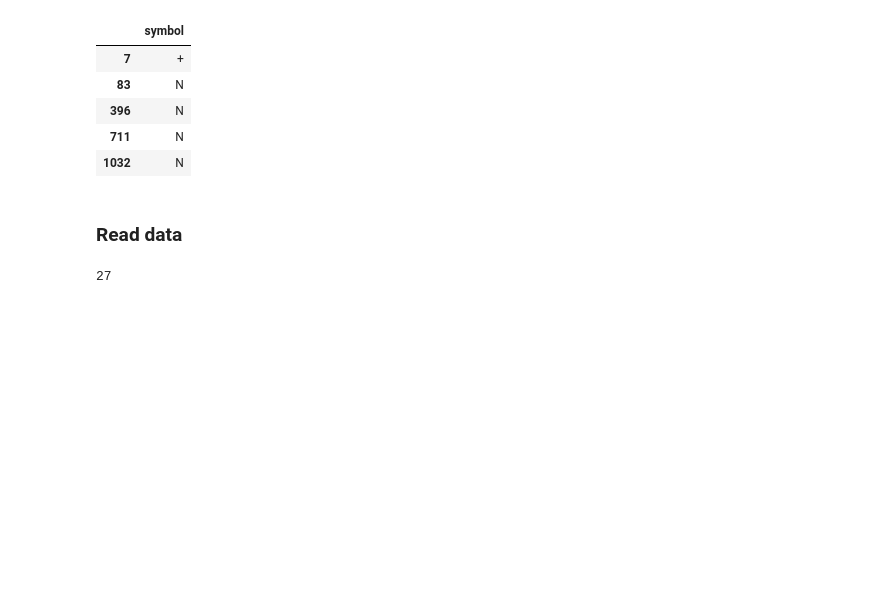
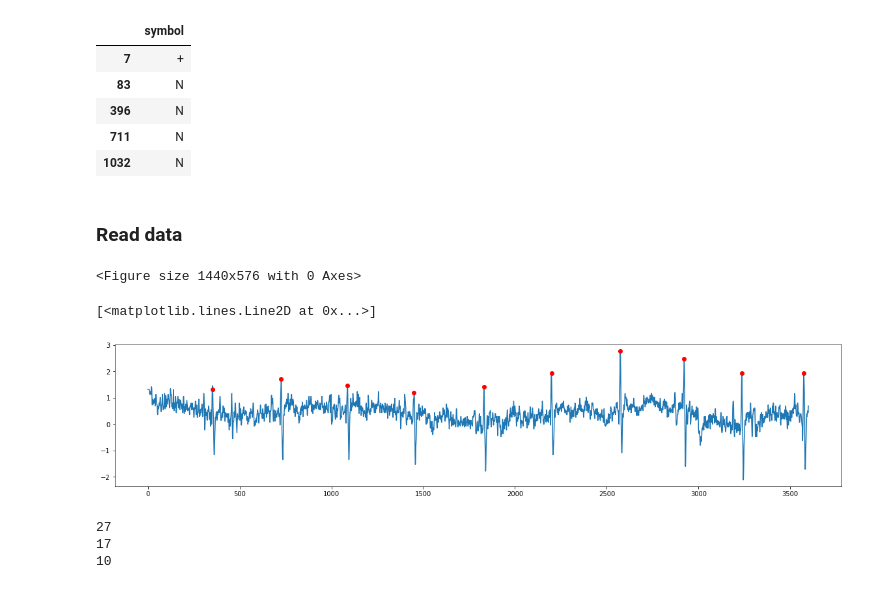
Before and after one commit to JidapaTH/MITBIH, a Jupyter notebook: Preprocessing.ipynb, the cells around one changed output. Cells and saved outputs as stored; diff of their text form; code cells hidden in the pictures; blank space fills up the shorter version.

```diff
--- a/Preprocessing.ipynb
+++ b/Preprocessing.ipynb
@@ -75,7 +86,19 @@ tmp.head()
 # %% [markdown]
 ### Read data
 # %%
+plt.figure(figsize=(20,8))
 MITBIH = np.array(list(map(readrecord, file)))
 MITBIH = MITBIH[~(MITBIH == None)] # filter data that connot read
+# %% [output]
+<Figure size 1440x576 with 0 Axes>
+# %%
+plt.figure(figsize=(20,4))
+tmp = ecg.ecg(signal=MITBIH[5]['rec'][1], sampling_rate=360, show=False)['rpeaks']
+pl = plt.subplot(1, 1, 1)
+pl.plot(MITBIH[5]['rec'][1][0:3600])
+pl.plot(tmp[tmp<=3600],MITBIH[5]['rec'][1][tmp[tmp<=3600]], "or")
+# %% [output]
+[<matplotlib.lines.Line2D at 0x...>]
+[figure, added]
 # %%
 # pickle.dump( MITBIH, open( "MITBIH.p", "wb") )
@@ -88,11 +113,15 @@ new_pvc = pvc[np.array([i['PVC'] for i in pvc]) >= 10]
 print(len(new_pvc))
 # split into test and train by patient
 import random
-random = np.array(random.sample(range(1, 17), 10))
+random = np.array(random.sample(range(1, 27), 17))
 train_pvc = new_pvc[random]
-test_pvc = new_pvc[~random]
+test_pvc = new_pvc[list(set(range(0,27)) - set(random))]
+print(len(train_pvc))
+print(len(test_pvc))
 # %% [output]
 27
+17
+10
 # %%
 # balance data
 # np.array([i['PVC'] for i in train_pvc])
```
Also changed, not shown: parts of 18 cells of this notebook, 3 other files.
